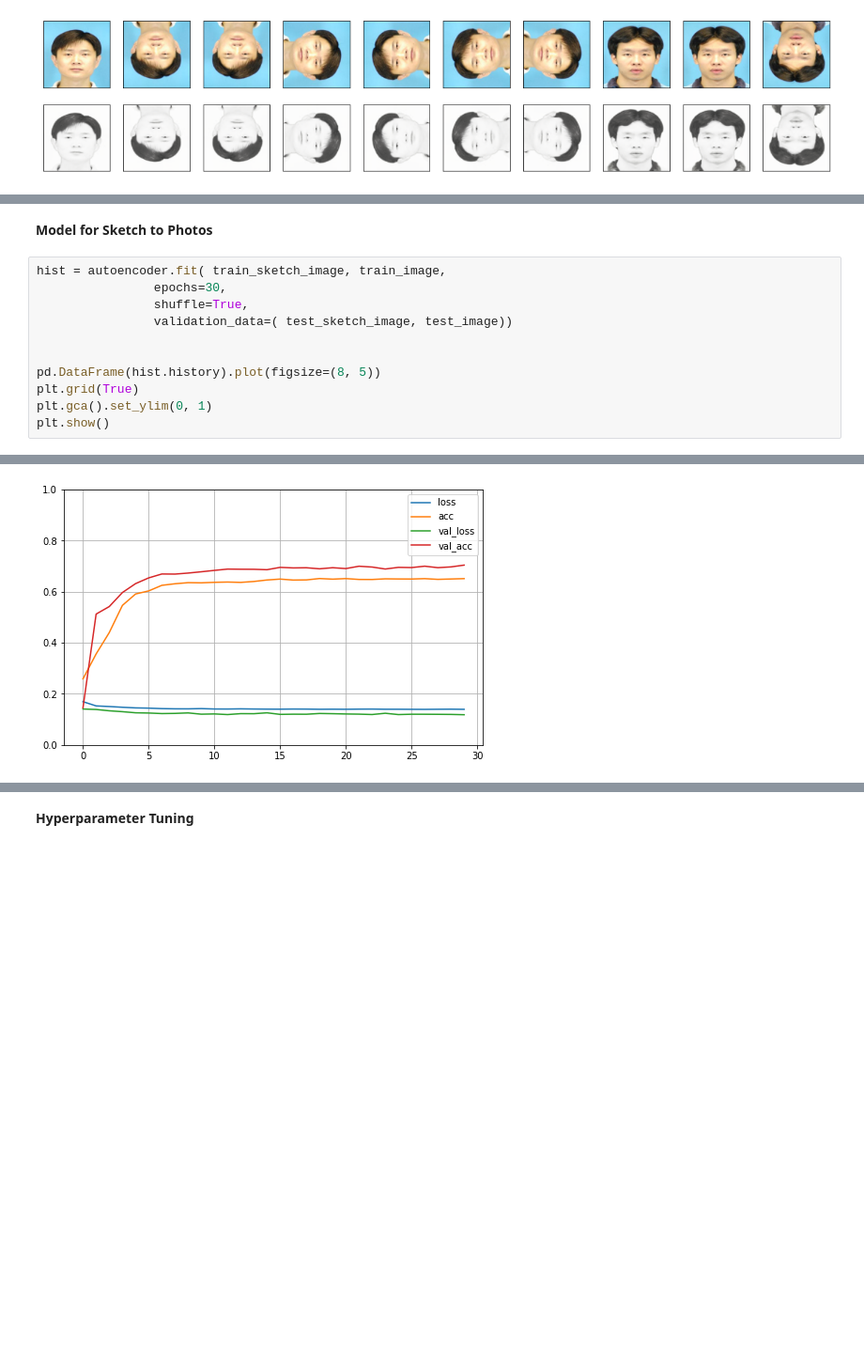
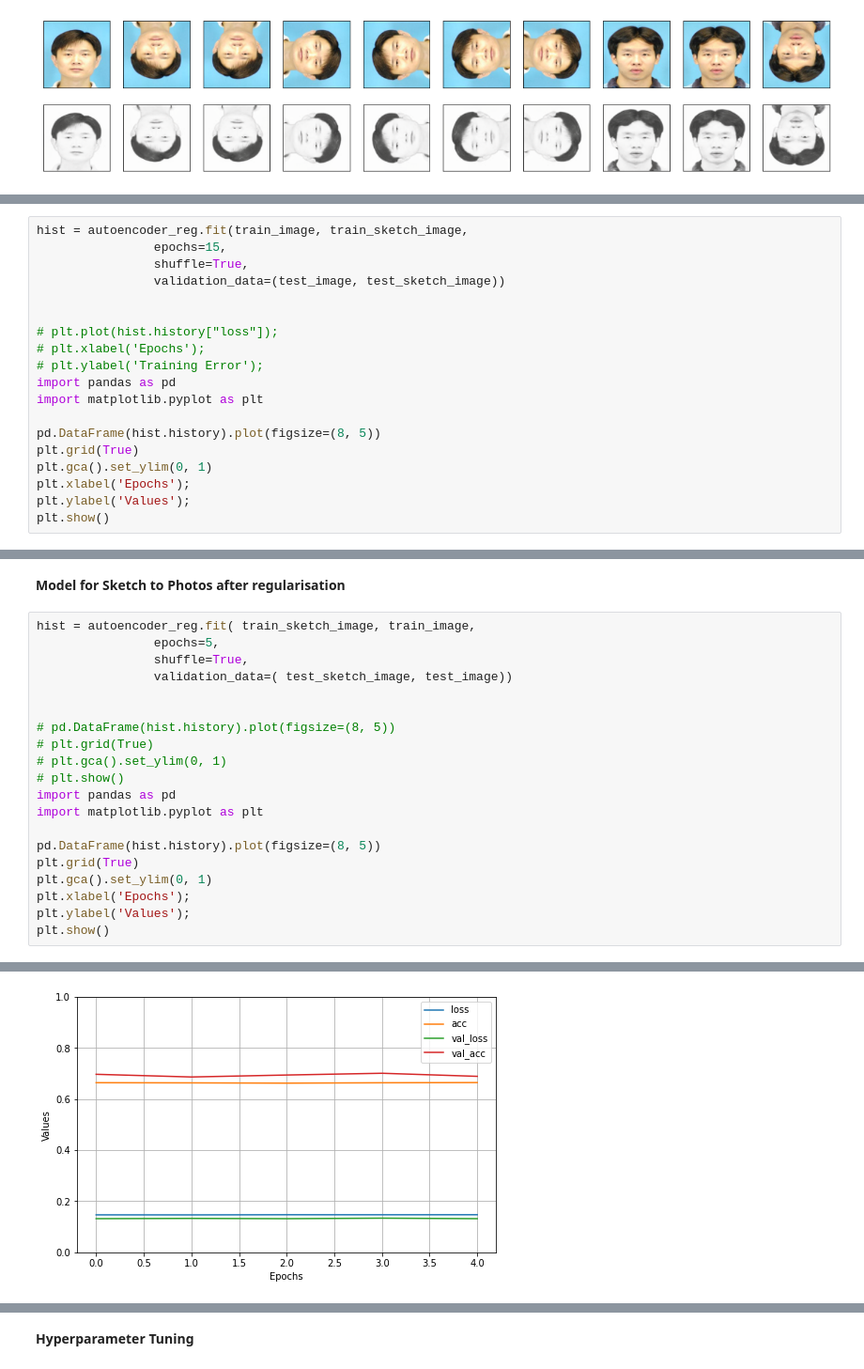
Before and after one commit to MithunKiniStar/AutoEncodersFaceSketch, a Jupyter notebook: Deep_Auto_Encoder.ipynb, the cells around one changed output, grey strips where cells are left out. Shown at 94% size. Drawn from its saved outputs; the diff is of its cells as text; blank space fills up the shorter version.

```diff
--- a/Deep_Auto_Encoder.ipynb
+++ b/Deep_Auto_Encoder.ipynb
@@ -208,0 +297,19 @@ plt.show()
+# %%
+hist = autoencoder_reg.fit(train_image, train_sketch_image,
+                epochs=15,
+                shuffle=True,
+                validation_data=(test_image, test_sketch_image))
+
+
+# plt.plot(hist.history["loss"]);
+# plt.xlabel('Epochs');
+# plt.ylabel('Training Error');
+import pandas as pd
+import matplotlib.pyplot as plt
+
+pd.DataFrame(hist.history).plot(figsize=(8, 5))
+plt.grid(True)
+plt.gca().set_ylim(0, 1)
+plt.xlabel('Epochs');
+plt.ylabel('Values');
+plt.show()
@@ -209,14 +356,23 @@ plt.show()
 # %% [markdown]
-**Model for Sketch to Photos**
+**Model for Sketch to Photos after regularisation**
 # %%
-hist = autoencoder.fit( train_sketch_image, train_image,
-                epochs=30,
+hist = autoencoder_reg.fit( train_sketch_image, train_image,
+                epochs=5,
                 shuffle=True,
                 validation_data=( test_sketch_image, test_image))
 
 
+# pd.DataFrame(hist.history).plot(figsize=(8, 5))
+# plt.grid(True)
+# plt.gca().set_ylim(0, 1)
+# plt.show()
+import pandas as pd
+import matplotlib.pyplot as plt
+
 pd.DataFrame(hist.history).plot(figsize=(8, 5))
 plt.grid(True)
 plt.gca().set_ylim(0, 1)
+plt.xlabel('Epochs');
+plt.ylabel('Values');
 plt.show()
 # %% [output]
@@ -240,2 +389,2 @@ Epoch 30/30
-[figure, old version]
+[figure, new version]
 # %%
```
Also changed, not shown: parts of 32 cells of this notebook.
